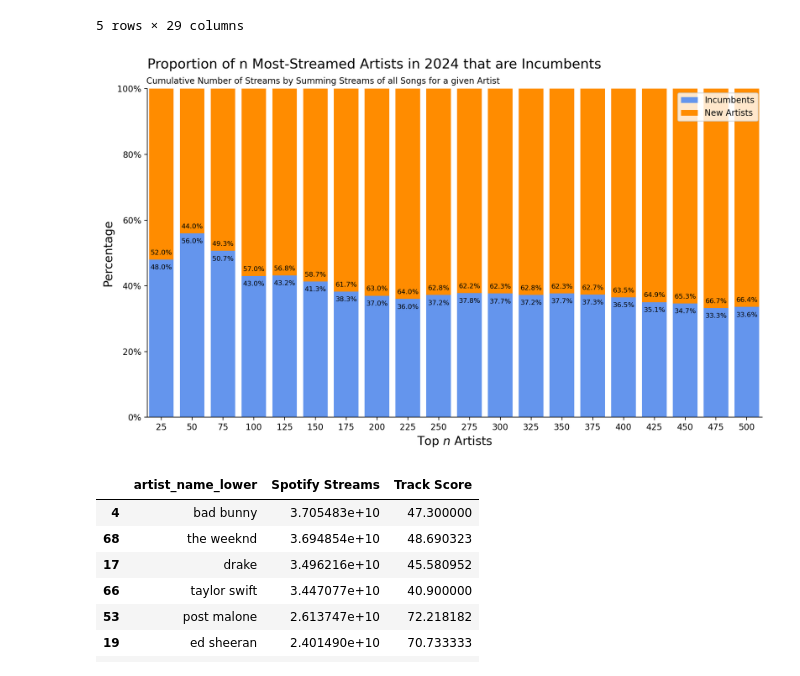
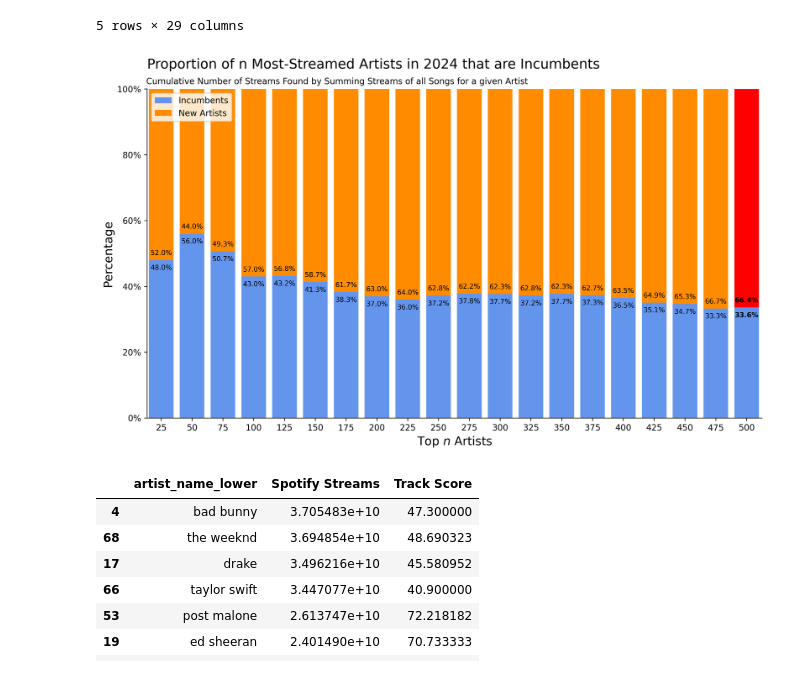
Before and after one commit to walkerhughes/spotify-eda, a Jupyter notebook: top_artists.ipynb, the cells around one changed output. Cells and saved outputs as stored; diff of their text form; code cells hidden in the pictures.

Commit message:
added highlighting to final bar in bar chart

```diff
--- a/top_artists.ipynb
+++ b/top_artists.ipynb
@@ -47,37 +47,46 @@ for n in range(25, 501, 25):
 labels = list(to_plot.keys())
 pct_incumbents, pct_new_artists = zip(*to_plot.values())
 # %%
-fig, ax = plt.subplots(figsize = (13, 7), dpi = 100)
+fig, ax = plt.subplots(figsize = (13, 7), dpi = 175)
 
 w = 0.8
 bar_positions = np.arange(len(labels))
 
 ax.bar(bar_positions, pct_incumbents, w, label='Incumbents', color = plot_settings.colors["blue"])
-ax.bar(bar_positions, pct_new_artists, w, bottom=pct_incumbents, label='New Artists', color = plot_settings.colors["orange"])
+bars = ax.bar(bar_positions, pct_new_artists, w, bottom=pct_incumbents, label='New Artists', color = plot_settings.colors["orange"])
+
+highlighted_index = 19  # Index of last bar - 66% new artists
+highlighted_height = pct_new_artists[highlighted_index]
+highlighted_bottom = pct_incumbents[highlighted_index]
+ax.bar(bar_positions[highlighted_index], highlighted_height, w, bottom=highlighted_bottom, color='r')
 
 for i, n in enumerate(to_plot.keys()):
-    ax.annotate(f"{100*to_plot[n][0]:.1f}%", xy = (i, to_plot[n][0]-0.03), ha = "center", fontsize = 8)
-    ax.annotate(f"{100*to_plot[n][1]:.1f}%", xy = (i, to_plot[n][0]+0.015), ha = "center", fontsize = 8)
+    if i == 19:
+        ax.annotate(f"{100*to_plot[n][0]:.1f}%", xy = (i, to_plot[n][0]-0.03), ha = "center", fontsize = 8, fontweight = "bold")
+        ax.annotate(f"{100*to_plot[n][1]:.1f}%", xy = (i, to_plot[n][0]+0.015), ha = "center", fontsize = 8,  fontweight = "bold")
+    else:
+        ax.annotate(f"{100*to_plot[n][0]:.1f}%", xy = (i, to_plot[n][0]-0.03), ha = "center", fontsize = 8)
+        ax.annotate(f"{100*to_plot[n][1]:.1f}%", xy = (i, to_plot[n][0]+0.015), ha = "center", fontsize = 8)
 
 ax.set_xlabel(r'Top $n$ Artists')
 ax.set_ylabel('Percentage')
 ax.set_title("Proportion of n Most-Streamed Artists in 2024 that are Incumbents\n", loc="left")
-ax.text(x = -0.49, y = 1.015, s = "Cumulative Number of Streams by Summing Streams of all Songs for a given Artist")
+ax.text(x = -0.49, y = 1.015, s = "Cumulative Number of Streams Found by Summing Streams of all Songs for a given Artist")
 ax.set_xticks(bar_positions)
 ax.set_xticklabels(labels)
 ax.set_yticks([0, .2, .4, .6, .8, 1])
 ax.set_yticklabels(["0%", "20%", "40%", "60%", "80%", "100%"])
 
 ax.spines["right"].set_visible(False)
 ax.spines["top"].set_visible(False)
 ax.set_ylim(0, 1)
 ax.set_xlim(0-w/1.75, 500/25 - 0.5)
-ax.legend()
+ax.legend(loc = "upper left")
 
 plt.savefig("top_artists.jpg")
 plt.show()
 # %% [output]
-[figure, old version]
+[figure, new version]
 # %%
 incumbents, new_artists, pct_incumbents, pct_new_artists = get_incumbent_split(n = 200)
 # %%
```
Also changed, not shown: 1 other file.
